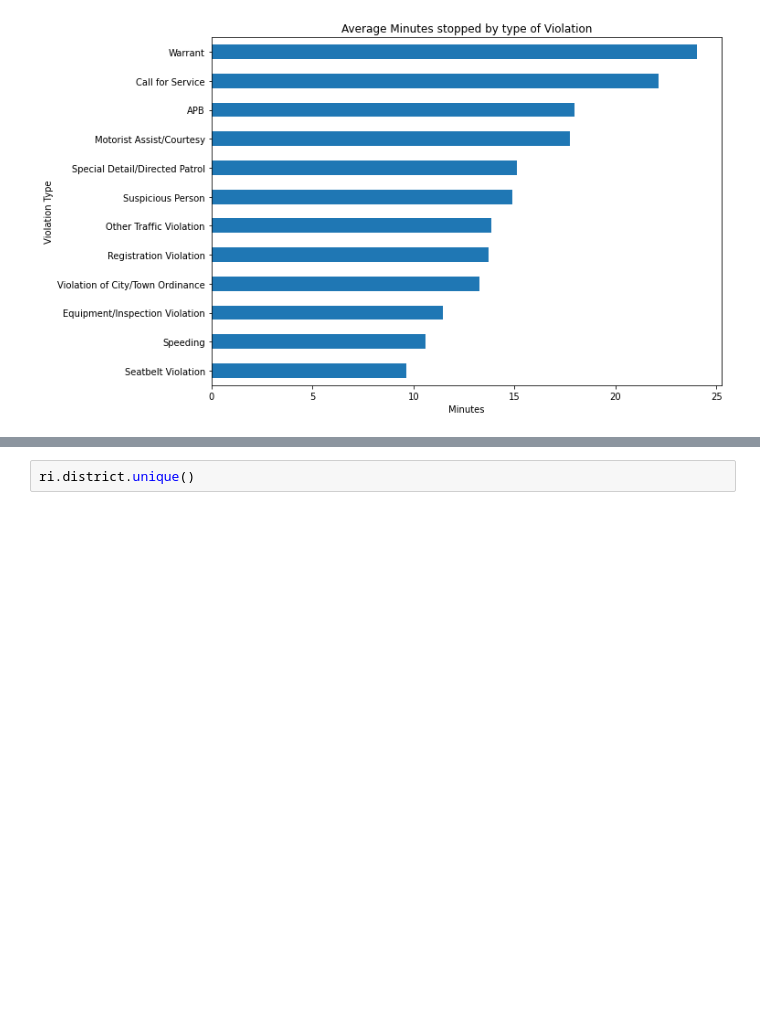
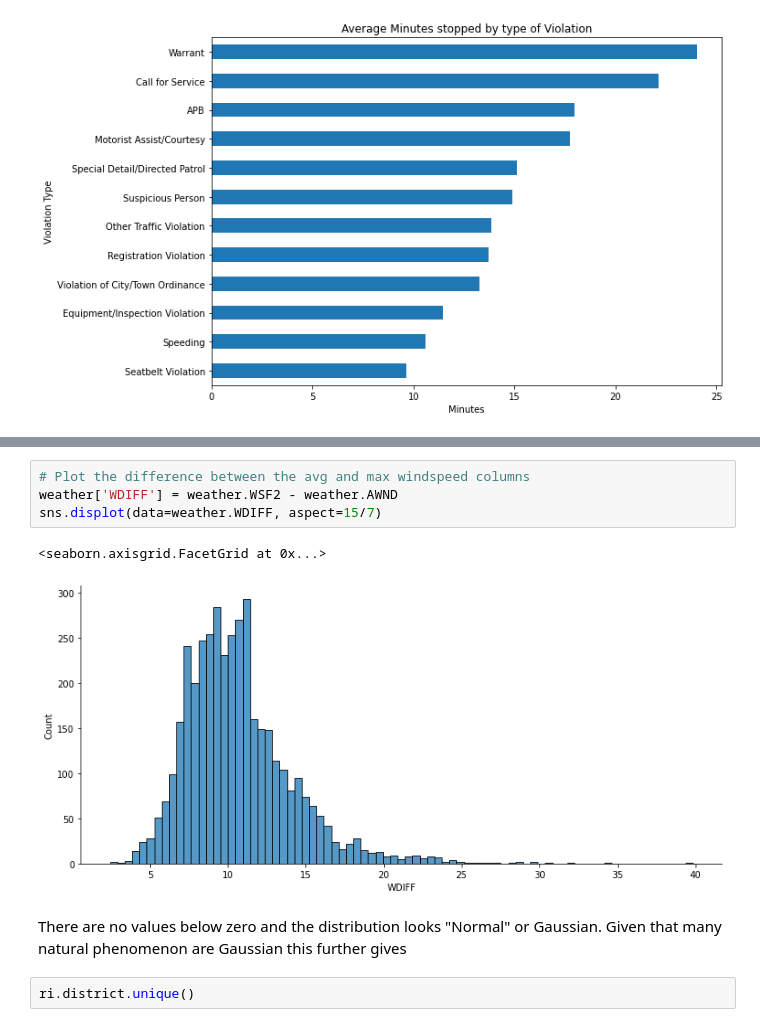
Before and after one commit to kipmadden/Stanford-Open-Policing-Project, a Jupyter notebook: Stanford Open Policing Project - Rhode Island Analysis.ipynb, the cells around one changed output, grey strips where cells are left out. Drawn from its saved outputs; the diff is of its cells as text; blank space fills up the shorter version.

```diff
--- a/Stanford Open Policing Project - Rhode Island Analysis.ipynb
+++ b/Stanford Open Policing Project - Rhode Island Analysis.ipynb
@@ -614,3 +686,12 @@ Text(0.5, 1.0, 'Average Minutes stopped by type of Violation')
+# %%
+# Plot the difference between the avg and max windspeed columns
+weather['WDIFF'] = weather.WSF2 - weather.AWND
+sns.displot(data=weather.WDIFF, aspect=15/7)
+# %% [output]
+<seaborn.axisgrid.FacetGrid at 0x...>
+[figure, added]
+# %% [markdown]
+There are no values below zero and the distribution looks "Normal" or Gaussian. Given that many natural phenomenon are Gaussian this further gives
 # %%
 ri.district.unique()
 # %% [output]
```
Also changed, not shown: parts of 9 cells of this notebook, 1 other file.
